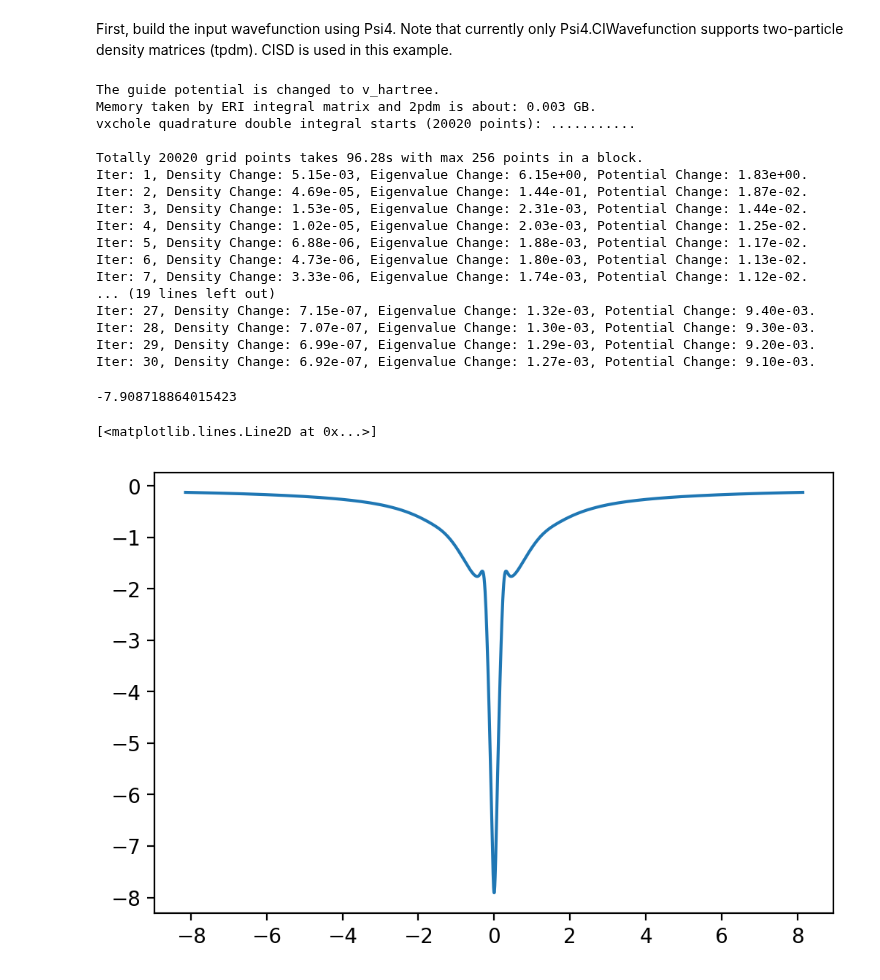
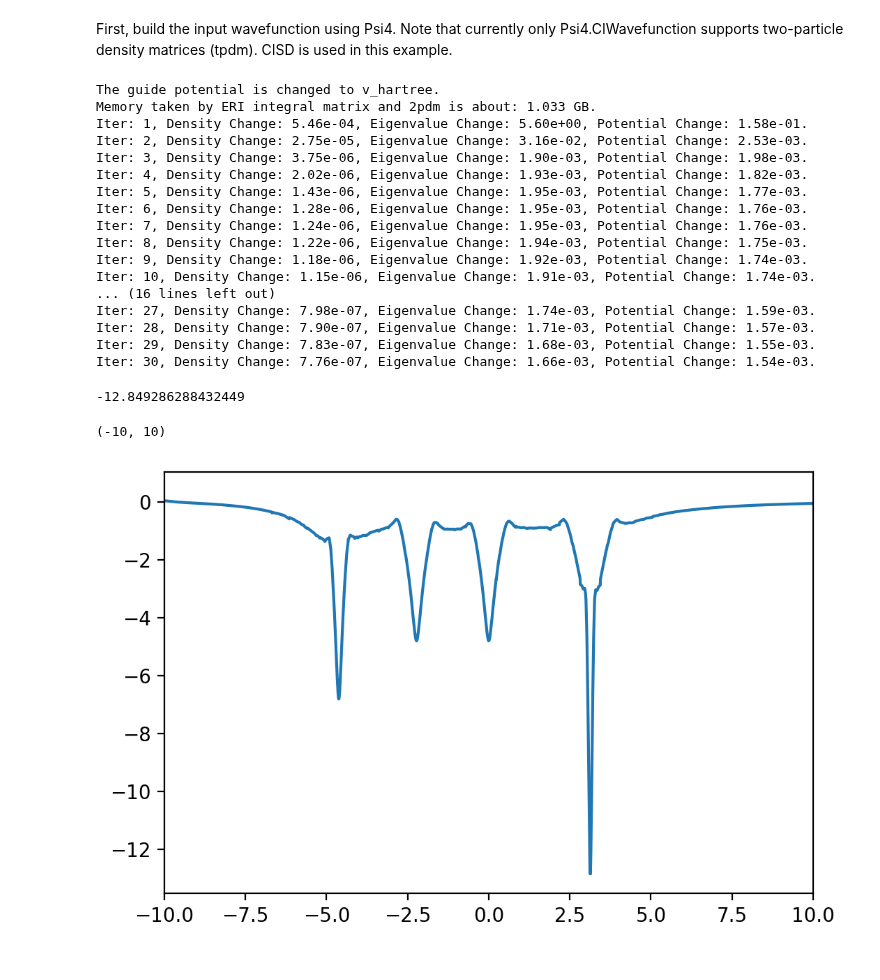
Before and after one commit to wasserman-group/n2v_examples, a Jupyter notebook: mRKS/FC2Cl.ipynb, the cells around one changed output. Saved outputs shown, nothing was run; the diff lists cells and outputs as text; code cells hidden in the pictures.

```diff
--- a/mRKS/FC2Cl.ipynb
+++ b/mRKS/FC2Cl.ipynb
@@ -22,7 +22,10 @@ import n2v
 FC2Cl = psi4.geometry(
 """
 0 1
-Ne
+F -4.622780328 0 0
+C -2.225662738 0 0
+C 0        0 0
+Cl 3.130803758 0 0
 noreorient
 nocom
 units bohr
@@ -41,25 +44,25 @@ wfn = psi4.properties("detci/cc-pcvdz", return_wfn=True, molecule=FC2Cl, propert
 
 inverter = n2v.Inverter(wfn)
 # %%
-inverter.invert("mRKS", opt_max_iter=30, frac_old=0.8, init="scan")
+inverter.invert("mRKS", opt_max_iter=30, frac_old=0.8, init="scan", sing=(1e-7, 1e-4, 1e-7, 1e-4))
 # %% [output]
 The guide potential is changed to v_hartree.
-Memory taken by ERI integral matrix and 2pdm is about: 0.003 GB.
-vxchole quadrature double integral starts (20020 points): ...........
-
-Totally 20020 grid points takes 96.28s with max 256 points in a block.
-Iter: 1, Density Change: 5.15e-03, Eigenvalue Change: 6.15e+00, Potential Change: 1.83e+00.
-Iter: 2, Density Change: 4.69e-05, Eigenvalue Change: 1.44e-01, Potential Change: 1.87e-02.
-Iter: 3, Density Change: 1.53e-05, Eigenvalue Change: 2.31e-03, Potential Change: 1.44e-02.
-Iter: 4, Density Change: 1.02e-05, Eigenvalue Change: 2.03e-03, Potential Change: 1.25e-02.
-Iter: 5, Density Change: 6.88e-06, Eigenvalue Change: 1.88e-03, Potential Change: 1.17e-02.
-Iter: 6, Density Change: 4.73e-06, Eigenvalue Change: 1.80e-03, Potential Change: 1.13e-02.
-Iter: 7, Density Change: 3.33e-06, Eigenvalue Change: 1.74e-03, Potential Change: 1.12e-02.
-... (19 lines left out)
-Iter: 27, Density Change: 7.15e-07, Eigenvalue Change: 1.32e-03, Potential Change: 9.40e-03.
-Iter: 28, Density Change: 7.07e-07, Eigenvalue Change: 1.30e-03, Potential Change: 9.30e-03.
-Iter: 29, Density Change: 6.99e-07, Eigenvalue Change: 1.29e-03, Potential Change: 9.20e-03.
-Iter: 30, Density Change: 6.92e-07, Eigenvalue Change: 1.27e-03, Potential Change: 9.10e-03.
+Memory taken by ERI integral matrix and 2pdm is about: 1.033 GB.
+Iter: 1, Density Change: 5.46e-04, Eigenvalue Change: 5.60e+00, Potential Change: 1.58e-01.
+Iter: 2, Density Change: 2.75e-05, Eigenvalue Change: 3.16e-02, Potential Change: 2.53e-03.
+Iter: 3, Density Change: 3.75e-06, Eigenvalue Change: 1.90e-03, Potential Change: 1.98e-03.
+Iter: 4, Density Change: 2.02e-06, Eigenvalue Change: 1.93e-03, Potential Change: 1.82e-03.
+Iter: 5, Density Change: 1.43e-06, Eigenvalue Change: 1.95e-03, Potential Change: 1.77e-03.
+Iter: 6, Density Change: 1.28e-06, Eigenvalue Change: 1.95e-03, Potential Change: 1.76e-03.
+Iter: 7, Density Change: 1.24e-06, Eigenvalue Change: 1.95e-03, Potential Change: 1.76e-03.
+Iter: 8, Density Change: 1.22e-06, Eigenvalue Change: 1.94e-03, Potential Change: 1.75e-03.
+Iter: 9, Density Change: 1.18e-06, Eigenvalue Change: 1.92e-03, Potential Change: 1.74e-03.
+Iter: 10, Density Change: 1.15e-06, Eigenvalue Change: 1.91e-03, Potential Change: 1.74e-03.
+... (16 lines left out)
+Iter: 27, Density Change: 7.98e-07, Eigenvalue Change: 1.74e-03, Potential Change: 1.59e-03.
+Iter: 28, Density Change: 7.90e-07, Eigenvalue Change: 1.71e-03, Potential Change: 1.57e-03.
+Iter: 29, Density Change: 7.83e-07, Eigenvalue Change: 1.68e-03, Potential Change: 1.55e-03.
+Iter: 30, Density Change: 7.76e-07, Eigenvalue Change: 1.66e-03, Potential Change: 1.54e-03.
 # %%
 x,y,z,_ = inverter.Vpot.get_np_xyzw()
 
@@ -70,10 +73,11 @@ x_plot = x[mask][order]
 vxc_plot = inverter.grid.vxc[mask][order]
 np.min(vxc_plot)
 # %% [output]
--7.908718864015423
+-12.849286288432449
 # %%
 fig, axes = plt.subplots(dpi=200)
 axes.plot(x_plot, vxc_plot, label="vxc")
+axes.set_xlim(-10, 10)
 # %% [output]
-[<matplotlib.lines.Line2D at 0x...>]
+(-10, 10)
-[figure, old version]
+[figure, new version]
```
Also changed, not shown: 3 other files.
